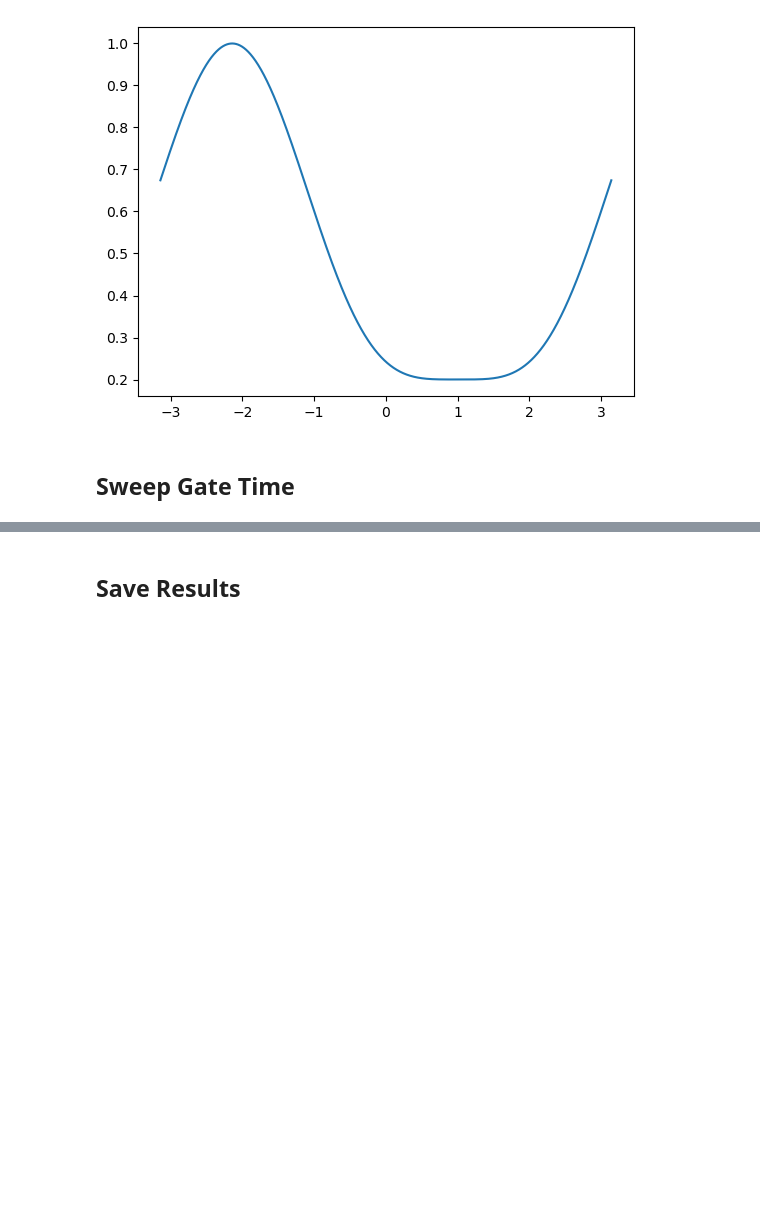
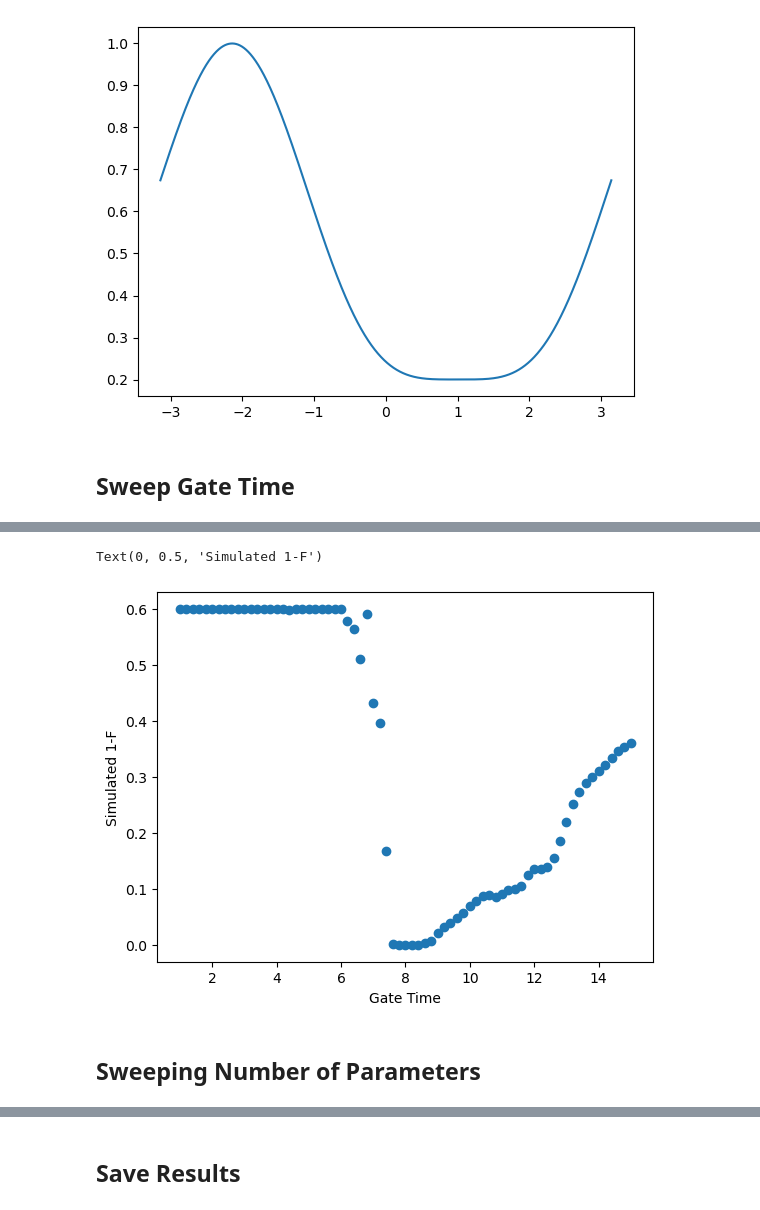
Before and after one commit to pmathur007/robust-rydberg-gates, a Jupyter notebook: goat_testing.ipynb, the cells around one changed output, grey strips where cells are left out. Saved outputs shown, nothing was run; the diff lists cells and outputs as text; code cells hidden in the pictures; blank space fills up the shorter version.

```diff
--- a/goat_testing.ipynb
+++ b/goat_testing.ipynb
@@ -460,0 +472,12 @@ Text(0, 0.5, 'Infidelity')
+# %%
+# test results using QuTiP simulations
+simulated_fidelities = np.zeros(n_times)
+
+for i in range(n_times):
+    chebyshev_drive_strength_func = lambda t: 1
+    chebyshev_phase_func = lambda t: chebyshev.chebval((2/gate_times[i])*t-1, goat_results[i].x[:-1])
+
+    results = simulate_gate(chebyshev_drive_strength_func, chebyshev_phase_func, 100, 0, t_min, gate_times[i], 1001, plot=False)
+    simulated_fidelities[i] = calculate_fidelity(results, single_qubit_phase=goat_results[i].x[-1])
+
+    print(f"Gate Time: {gate_times[i]}, Fidelity: {simulated_fidelities[i]}")
@@ -460,0 +502,10 @@ Text(0, 0.5, 'Infidelity')
+# %%
+# plot simulated fidelities
+plt.plot(gate_times, 1 - simulated_fidelities, linestyle="", marker="o")
+plt.xlabel("Gate Time")
+plt.ylabel("Simulated 1-F")
+# %% [output]
+Text(0, 0.5, 'Simulated 1-F')
+[figure, added]
+# %% [markdown]
+## Sweeping Number of Parameters
```
Also changed, not shown: parts of 16 cells of this notebook, 5 other files.
